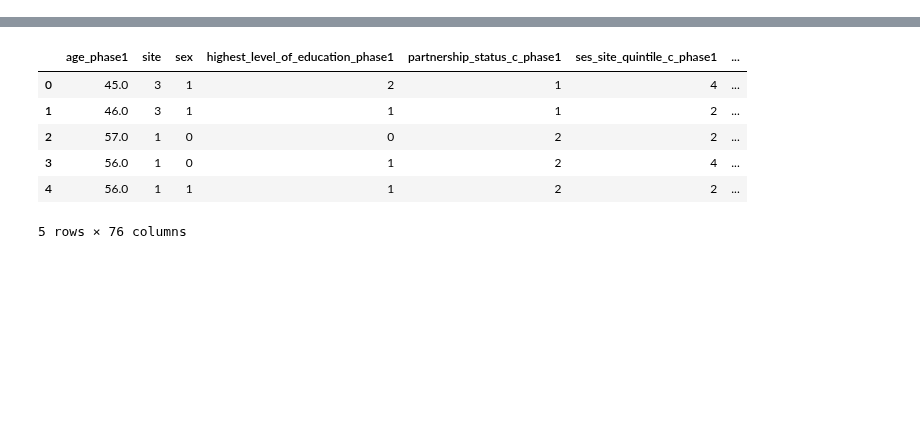
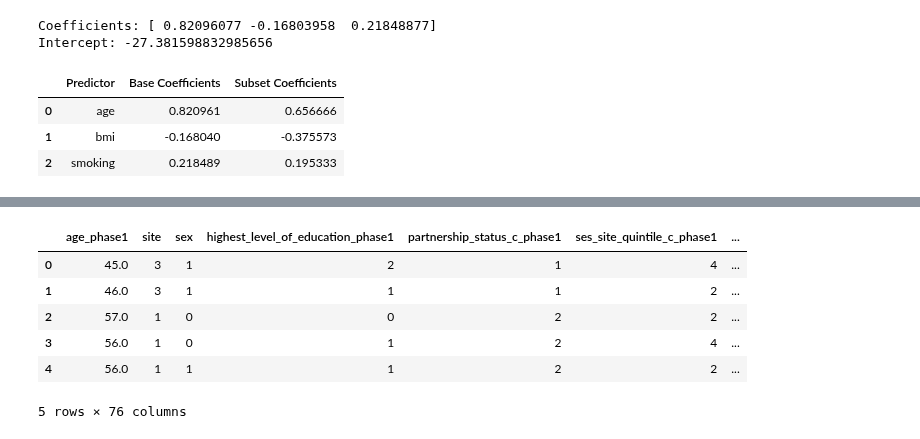
Before and after one commit to kayvinsoo7/HAALSI_work, a Jupyter notebook: mdscan-master/Poisson_scoring2.ipynb, the cells around one changed output, grey strips where cells are left out. Cells and saved outputs as stored; diff of their text form; code cells hidden in the pictures; blank space fills up the shorter version.

```diff
--- a/mdscan-master/Poisson_scoring2.ipynb
+++ b/mdscan-master/Poisson_scoring2.ipynb
@@ -9,3 +9,77 @@ import pandas as pd
 from pandas.api.types import is_numeric_dtype
 
 import warnings
+# %%
+import pandas as pd
+from sklearn.linear_model import LogisticRegression
+import matplotlib.pyplot as plt
+import numpy as np
+
+# Example data
+data = pd.DataFrame({
+    'age': [25, 45, 35, 50, 23, 40, 55, 30, 60, 37],
+    'bmi': [22, 27, 24, 29, 21, 26, 30, 23, 31, 28],
+    'smoking': [0, 1, 0, 1, 0, 1, 1, 0, 1, 0],
+    'disease': [0, 1, 0, 1, 0, 1, 1, 0, 1, 0]
+})
+
+X = data[['age', 'bmi', 'smoking']]
+y = data['disease']
+
+model = LogisticRegression()
+model.fit(X, y)
+
+coefficients = model.coef_[0]
+intercept = model.intercept_[0]
+
+print(f"Coefficients: {coefficients}")
+print(f"Intercept: {intercept}")
+# %% [output]
+Coefficients: [ 0.82096077 -0.16803958  0.21848877]
+Intercept: -27.381598832985656
+# %%
+predictor_names = ['age', 'bmi', 'smoking']
+# Adjusted subset: let's consider high BMI (> 25) irrespective of smoking status
+adjusted_subset = data[data['bmi'] > 25]
+X_adjusted = adjusted_subset[['age', 'bmi', 'smoking']]
+y_adjusted = adjusted_subset['disease']
+
+# Fit the model on the adjusted divergent subset
+model_adjusted = LogisticRegression()
+model_adjusted.fit(X_adjusted, y_adjusted)
+
+coefficients_adjusted = model_adjusted.coef_[0]
+intercept_adjusted = model_adjusted.intercept_[0]
+
+# Create a comparison dataframe
+comparison_adjusted = pd.DataFrame({
+    'Predictor': predictor_names,
+    'Base Coefficients': coefficients,
+    'Subset Coefficients': coefficients_adjusted
+})
+
+# Plotting the coefficients comparison
+# fig, ax = plt.subplots(figsize=(10, 6))
+
+# index = np.arange(len(predictor_names))
+# bar_width = 0.35
+
+# bars1 = ax.bar(index, coefficients, bar_width, label='Base Coefficients')
+# bars2 = ax.bar(index + bar_width, coefficients_adjusted, bar_width, label='Subset Coefficients')
+
+# ax.set_xlabel('Predictors')
+# ax.set_ylabel('Coefficient Values')
+# ax.set_title('Comparison of Logistic Regression Coefficients')
+# ax.set_xticks(index + bar_width / 2)
+# ax.set_xticklabels(predictor_names)
+# ax.legend()
+
+# plt.tight_layout()
+# plt.show()
+
+comparison_adjusted
+# %% [output]
+|  | Predictor | Base Coefficients | Subset Coefficients |
+| 0 | age | 0.820961 | 0.656666 |
+| 1 | bmi | -0.168040 | -0.375573 |
+| 2 | smoking | 0.218489 | 0.195333 |
```
Also changed, not shown: parts of 8 cells of this notebook, 2 other files.
